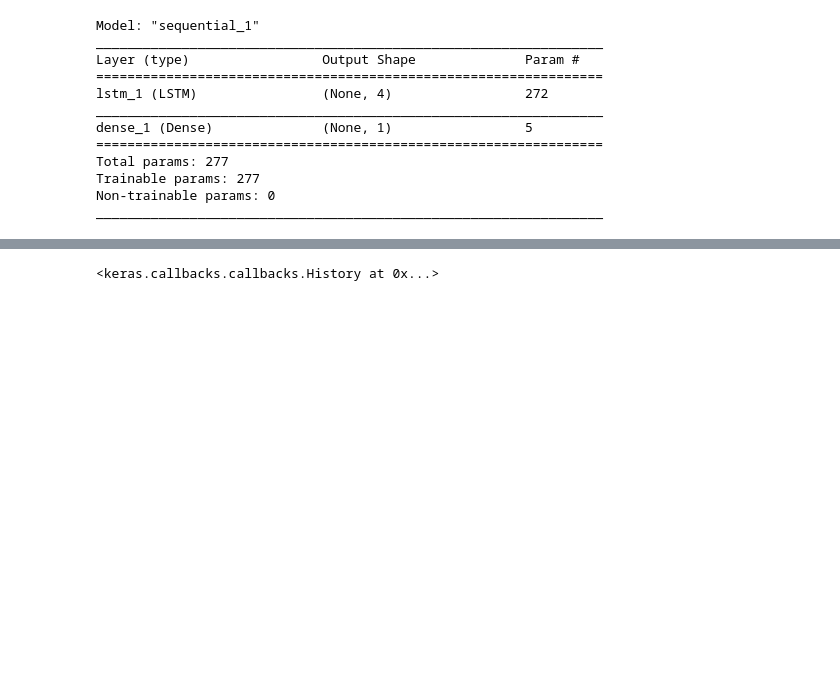
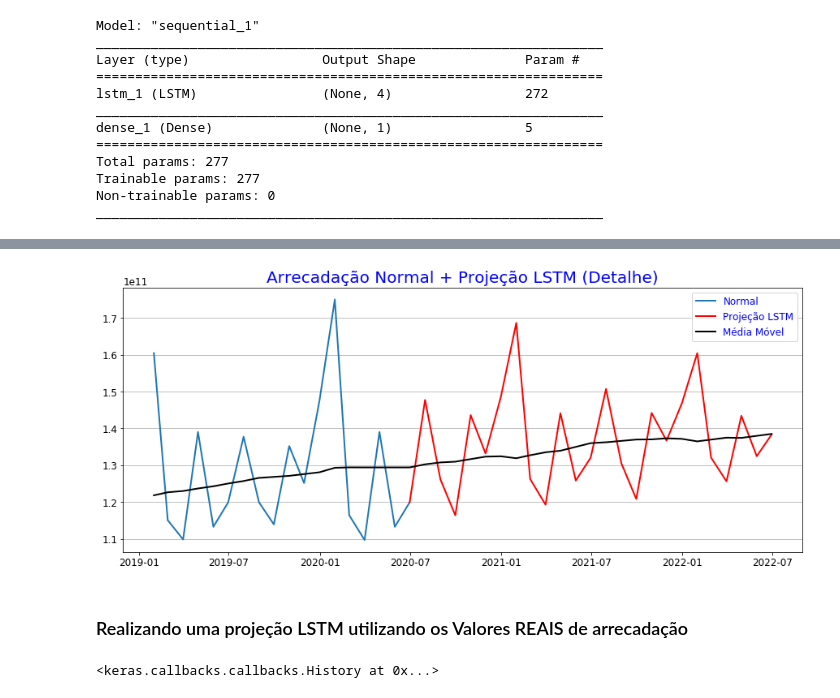
Before and after one commit to grmarcolini/TCC-Bigdata, a Jupyter notebook: 05.3-Machine_Learning-LSTM.ipynb, the cells around one changed output, grey strips where cells are left out. Cells and saved outputs as stored; diff of their text form; code cells hidden in the pictures; blank space fills up the shorter version.

```diff
--- a/05.3-Machine_Learning-LSTM.ipynb
+++ b/05.3-Machine_Learning-LSTM.ipynb
@@ -166,3 +229,16 @@ _________________________________________________________________
+# %%
+#Plota o resultado da projeção (Detalhe)
+plt.title('Arrecadação Normal + Projeção LSTM (Detalhe)')
+plt.plot(df_normal[-18:], label='Normal')
+plt.plot(forecast, color='red', label='Projeção LSTM')
+plt.plot(mov_avg[-nper-18:], color='black', label='Média Móvel')
+plt.grid(True,axis='y')
+plt.legend(loc='best')
+plt.show()
+# %% [output]
+[figure, added]
+# %% [markdown]
+### Realizando uma projeção LSTM utilizando os Valores REAIS de arrecadação
 # %%
 # Definir o dataset de treino
 FCtrain = df_real.values
```
Also changed, not shown: parts of 16 cells of this notebook, 2 other files.
